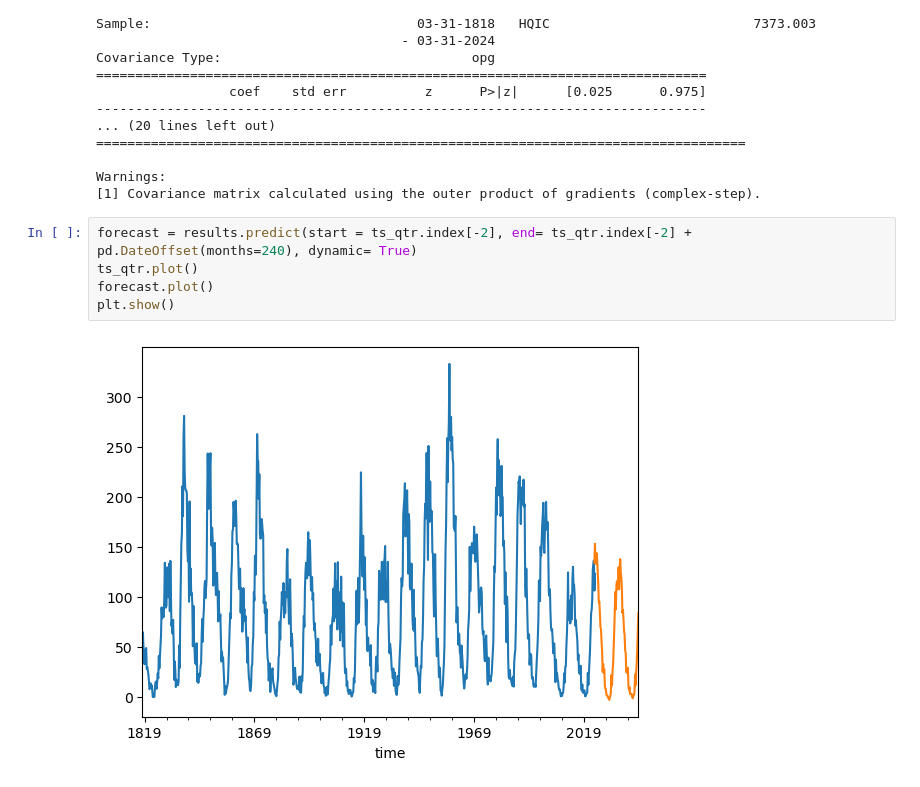
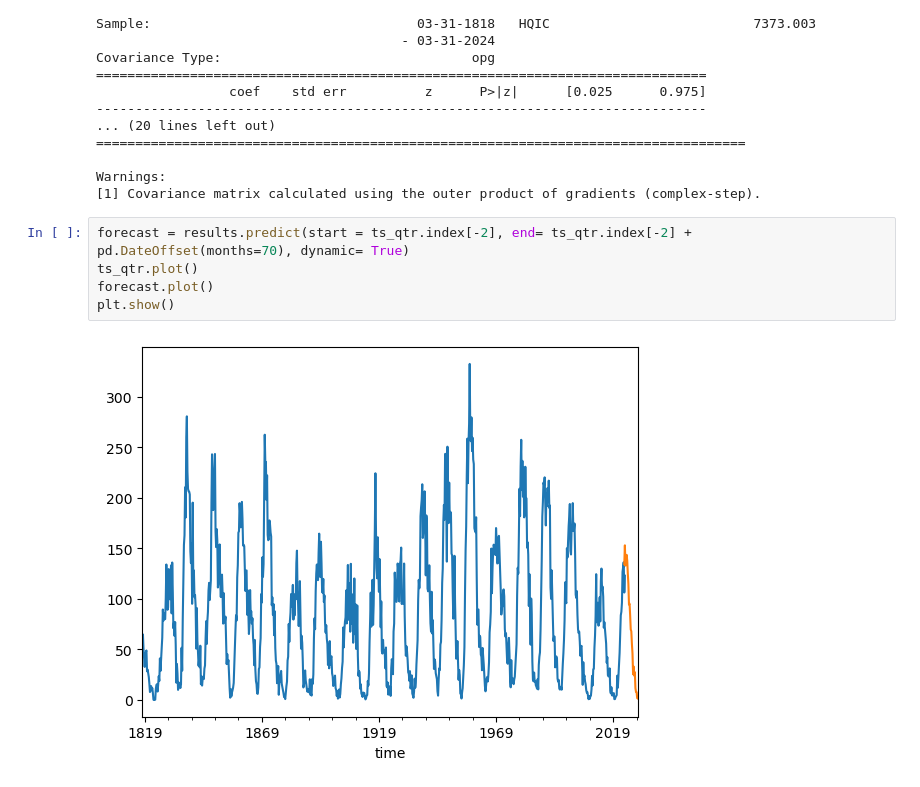
Before and after one commit to Jack-brewster/arctic-forecasting, a Jupyter notebook: analysis.ipynb, the cells around one changed output. Drawn from its saved outputs; the diff is of its cells as text.

Commit message:
sarimax qtrly + forecast chart

```diff
--- a/analysis.ipynb
+++ b/analysis.ipynb
@@ -134,9 +134,9 @@ Covariance Type:                                opg
 Warnings:
 [1] Covariance matrix calculated using the outer product of gradients (complex-step).
 # %%
-forecast = results.predict(start = ts_qtr.index[-2], end= ts_qtr.index[-2] + pd.DateOffset(months=240), dynamic= True)
+forecast = results.predict(start = ts_qtr.index[-2], end= ts_qtr.index[-2] + pd.DateOffset(months=70), dynamic= True)
 ts_qtr.plot()
 forecast.plot()
 plt.show()
 # %% [output]
-[figure, old version]
+[figure, new version]
```
Also changed, not shown: parts of 1 cell of this notebook.
